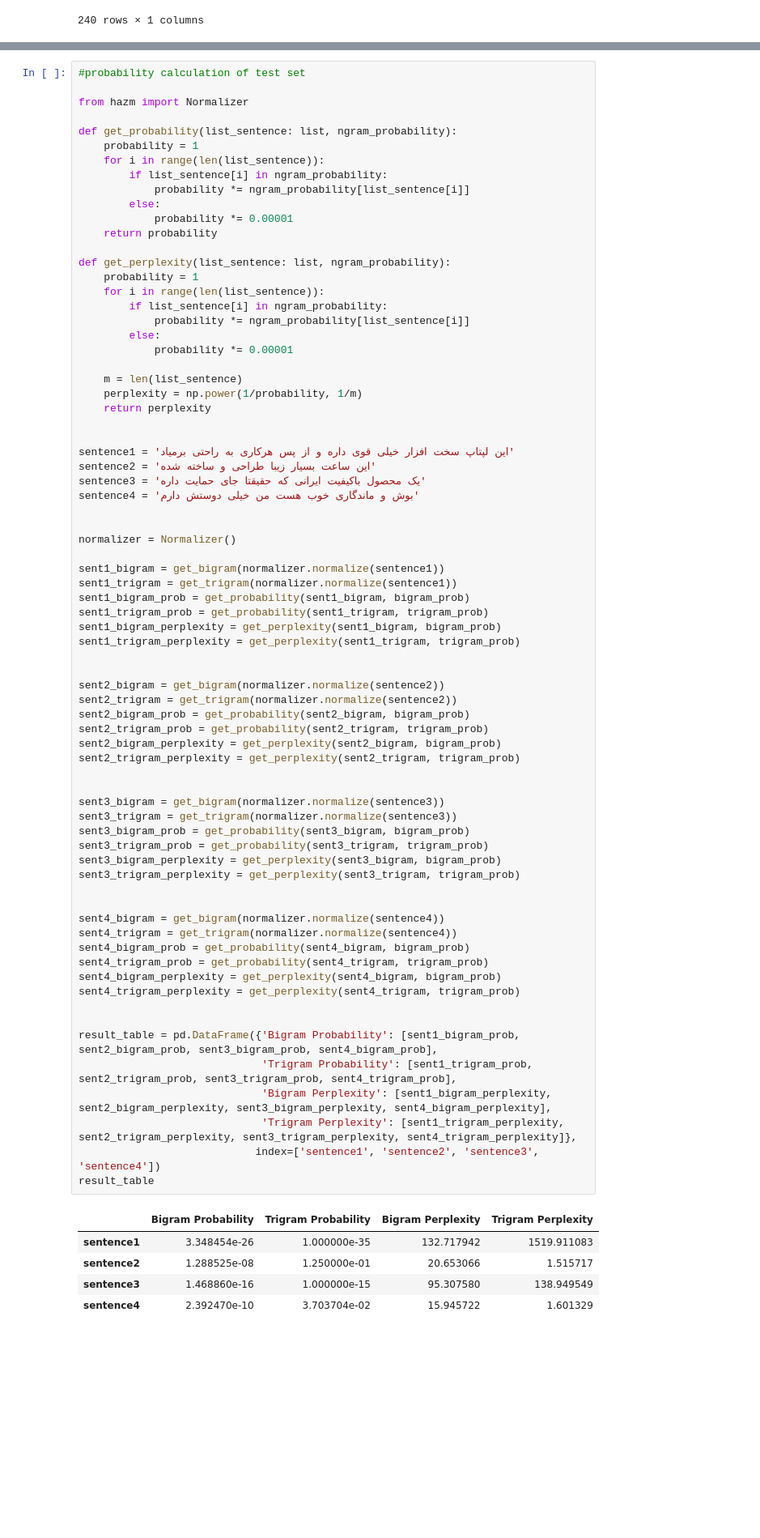
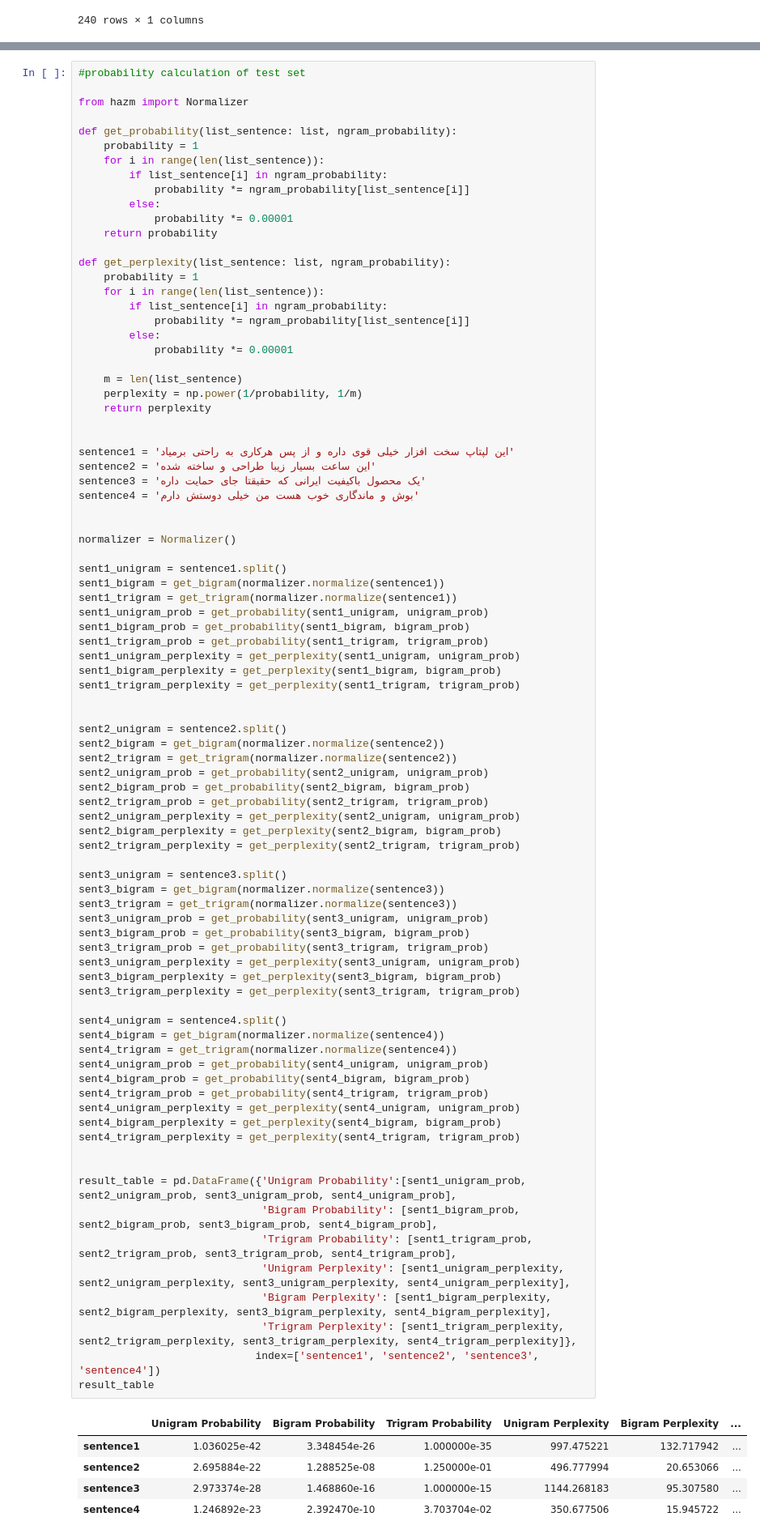
Before and after one commit to pouriaSameti/NLP, a Jupyter notebook: 2-Language model/Language Model.ipynb, the cells around one changed output, grey strips where cells are left out. Shown at 81% size. Cells and saved outputs as stored; diff of their text form; blank space fills up the shorter version.

Commit message:
Language Model-> adding test fir unigram model.

```diff
--- a/2-Language model/Language Model.ipynb
+++ b/2-Language model/Language Model.ipynb
@@ -384,50 +384,62 @@ sentence4 = 'بوش و ماندگاری خوب هست من خیلی دوستش
 
 normalizer = Normalizer()
 
+sent1_unigram = sentence1.split()
 sent1_bigram = get_bigram(normalizer.normalize(sentence1))
 sent1_trigram = get_trigram(normalizer.normalize(sentence1))
+sent1_unigram_prob = get_probability(sent1_unigram, unigram_prob)
 sent1_bigram_prob = get_probability(sent1_bigram, bigram_prob)
 sent1_trigram_prob = get_probability(sent1_trigram, trigram_prob)
+sent1_unigram_perplexity = get_perplexity(sent1_unigram, unigram_prob)
 sent1_bigram_perplexity = get_perplexity(sent1_bigram, bigram_prob)
 sent1_trigram_perplexity = get_perplexity(sent1_trigram, trigram_prob)
 
 
+sent2_unigram = sentence2.split()
 sent2_bigram = get_bigram(normalizer.normalize(sentence2))
 sent2_trigram = get_trigram(normalizer.normalize(sentence2))
+sent2_unigram_prob = get_probability(sent2_unigram, unigram_prob)
 sent2_bigram_prob = get_probability(sent2_bigram, bigram_prob)
 sent2_trigram_prob = get_probability(sent2_trigram, trigram_prob)
+sent2_unigram_perplexity = get_perplexity(sent2_unigram, unigram_prob)
 sent2_bigram_perplexity = get_perplexity(sent2_bigram, bigram_prob)
 sent2_trigram_perplexity = get_perplexity(sent2_trigram, trigram_prob)
 
-
+sent3_unigram = sentence3.split()
 sent3_bigram = get_bigram(normalizer.normalize(sentence3))
 sent3_trigram = get_trigram(normalizer.normalize(sentence3))
+sent3_unigram_prob = get_probability(sent3_unigram, unigram_prob)
 sent3_bigram_prob = get_probability(sent3_bigram, bigram_prob)
 sent3_trigram_prob = get_probability(sent3_trigram, trigram_prob)
+sent3_unigram_perplexity = get_perplexity(sent3_unigram, unigram_prob)
 sent3_bigram_perplexity = get_perplexity(sent3_bigram, bigram_prob)
 sent3_trigram_perplexity = get_perplexity(sent3_trigram, trigram_prob)
 
-
+sent4_unigram = sentence4.split()
 sent4_bigram = get_bigram(normalizer.normalize(sentence4))
 sent4_trigram = get_trigram(normalizer.normalize(sentence4))
+sent4_unigram_prob = get_probability(sent4_unigram, unigram_prob)
 sent4_bigram_prob = get_probability(sent4_bigram, bigram_prob)
 sent4_trigram_prob = get_probability(sent4_trigram, trigram_prob)
+sent4_unigram_perplexity = get_perplexity(sent4_unigram, unigram_prob)
 sent4_bigram_perplexity = get_perplexity(sent4_bigram, bigram_prob)
 sent4_trigram_perplexity = get_perplexity(sent4_trigram, trigram_prob)
 
 
-result_table = pd.DataFrame({'Bigram Probability': [sent1_bigram_prob, sent2_bigram_prob, sent3_bigram_prob, sent4_bigram_prob],
+result_table = pd.DataFrame({'Unigram Probability':[sent1_unigram_prob, sent2_unigram_prob, sent3_unigram_prob, sent4_unigram_prob],
+                             'Bigram Probability': [sent1_bigram_prob, sent2_bigram_prob, sent3_bigram_prob, sent4_bigram_prob],
                              'Trigram Probability': [sent1_trigram_prob, sent2_trigram_prob, sent3_trigram_prob, sent4_trigram_prob],
+                             'Unigram Perplexity': [sent1_unigram_perplexity, sent2_unigram_perplexity, sent3_unigram_perplexity, sent4_unigram_perplexity],
                              'Bigram Perplexity': [sent1_bigram_perplexity, sent2_bigram_perplexity, sent3_bigram_perplexity, sent4_bigram_perplexity],
                              'Trigram Perplexity': [sent1_trigram_perplexity, sent2_trigram_perplexity, sent3_trigram_perplexity, sent4_trigram_perplexity]},
                             index=['sentence1', 'sentence2', 'sentence3', 'sentence4'])
 result_table
 # %% [output]
-|  | Bigram Probability | Trigram Probability | Bigram Perplexity | Trigram Perplexity |
-| sentence1 | 3.348454e-26 | 1.000000e-35 | 132.717942 | 1519.911083 |
-| sentence2 | 1.288525e-08 | 1.250000e-01 | 20.653066 | 1.515717 |
-| sentence3 | 1.468860e-16 | 1.000000e-15 | 95.307580 | 138.949549 |
-| sentence4 | 2.392470e-10 | 3.703704e-02 | 15.945722 | 1.601329 |
+|  | Unigram Probability | Bigram Probability | Trigram Probability | Unigram Perplexity | Bigram Perplexity | ... |
+| sentence1 | 1.036025e-42 | 3.348454e-26 | 1.000000e-35 | 997.475221 | 132.717942 | ... |
+| sentence2 | 2.695884e-22 | 1.288525e-08 | 1.250000e-01 | 496.777994 | 20.653066 | ... |
+| sentence3 | 2.973374e-28 | 1.468860e-16 | 1.000000e-15 | 1144.268183 | 95.307580 | ... |
+| sentence4 | 1.246892e-23 | 2.392470e-10 | 3.703704e-02 | 350.677506 | 15.945722 | ... |
 # %%
 import random
 
```
